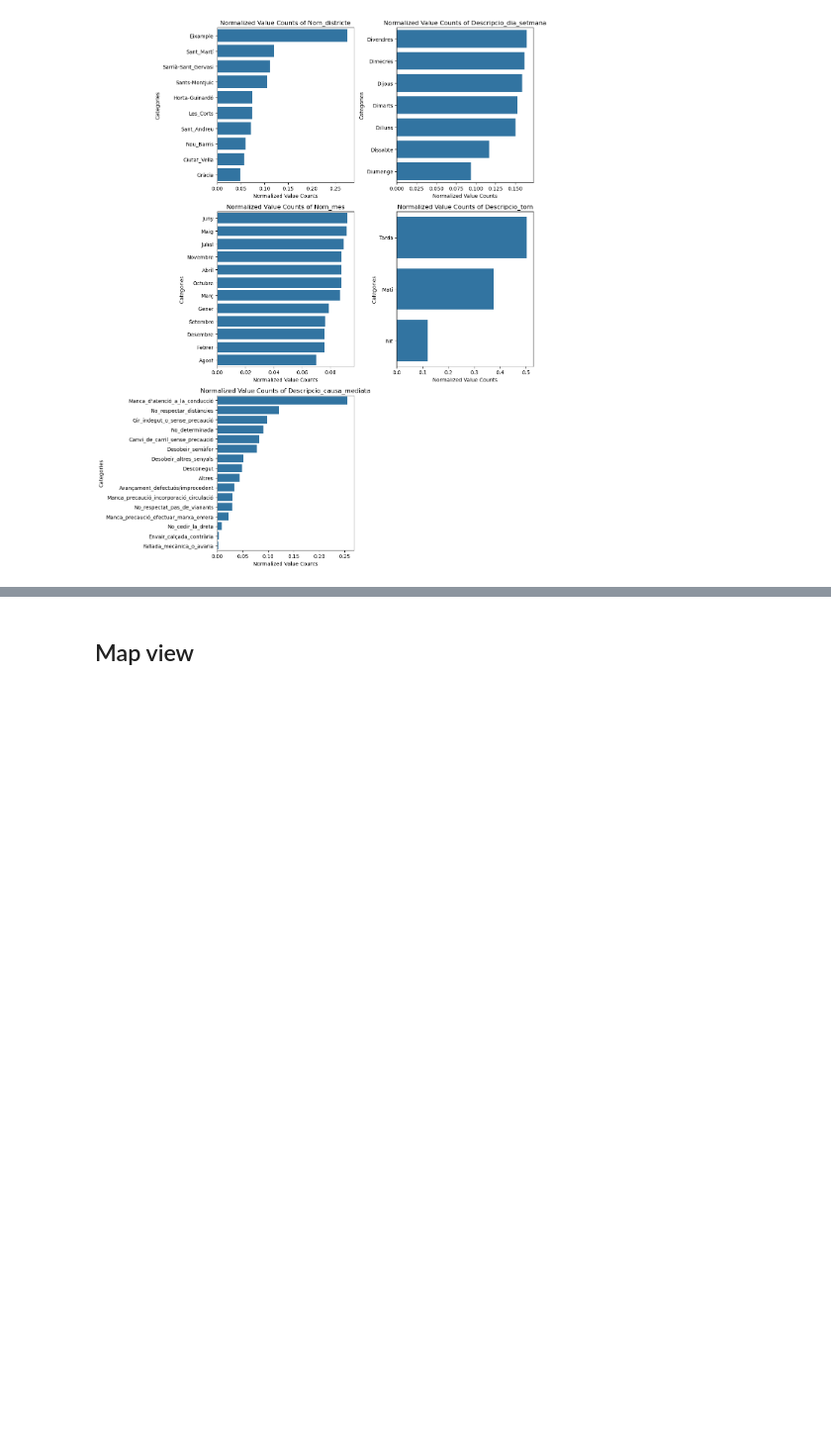
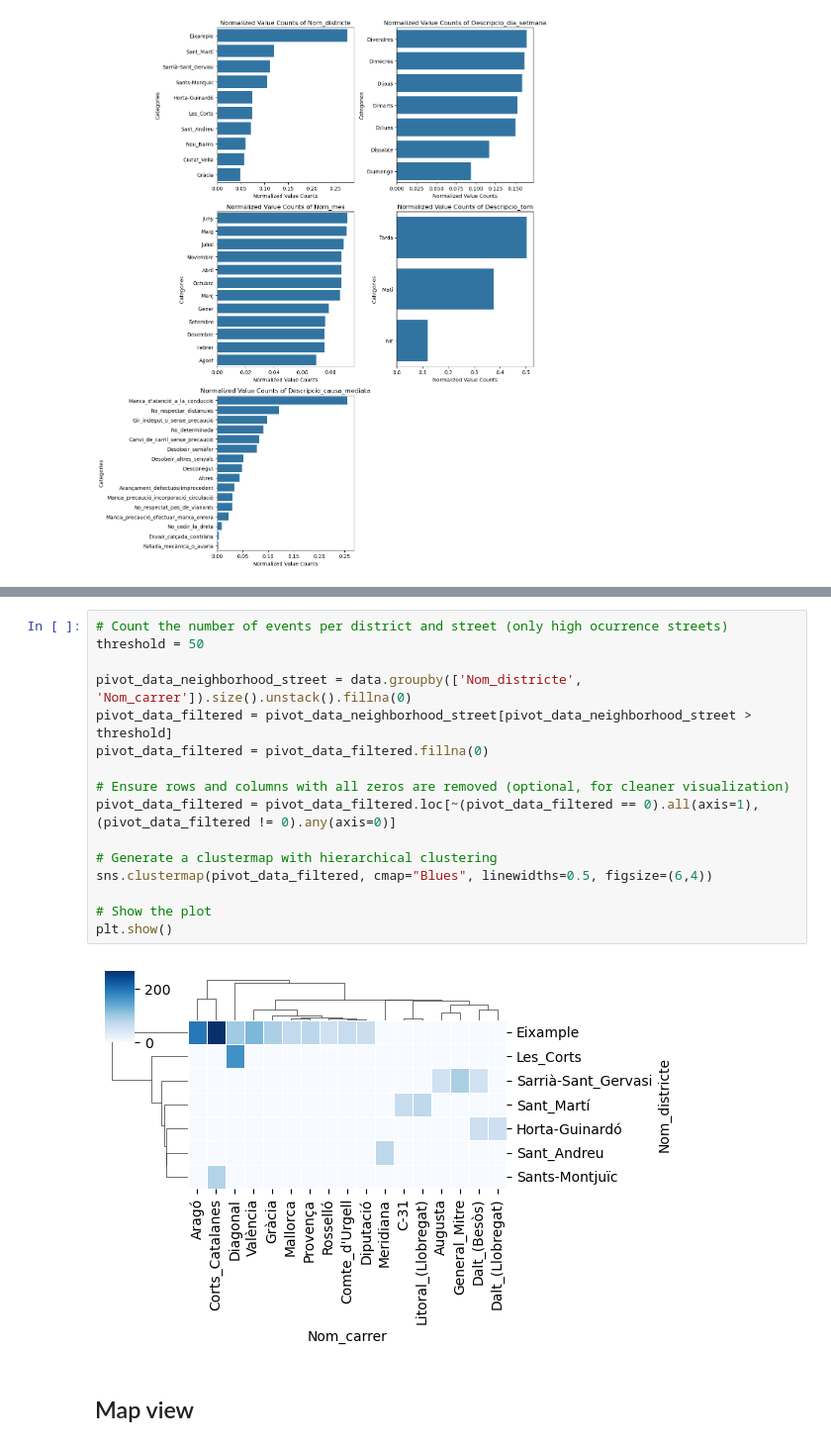
Before and after one commit to ezemriv/Barcelona-Traffic-Accident-Forecasting, a Jupyter notebook: data_preprocessing_and_modeling.ipynb, the cells around one changed output, grey strips where cells are left out. Shown at 99% size. Cells and saved outputs as stored; diff of their text form; blank space fills up the shorter version.

```diff
--- a/data_preprocessing_and_modeling.ipynb
+++ b/data_preprocessing_and_modeling.ipynb
@@ -165,3 +162,21 @@ Name: proportion, Length: 1908, dtype: float64
+# %%
+# Count the number of events per district and street (only high ocurrence streets)
+threshold = 50
+
+pivot_data_neighborhood_street = data.groupby(['Nom_districte', 'Nom_carrer']).size().unstack().fillna(0)
+pivot_data_filtered = pivot_data_neighborhood_street[pivot_data_neighborhood_street > threshold]
+pivot_data_filtered = pivot_data_filtered.fillna(0)
+
+# Ensure rows and columns with all zeros are removed (optional, for cleaner visualization)
+pivot_data_filtered = pivot_data_filtered.loc[~(pivot_data_filtered == 0).all(axis=1), (pivot_data_filtered != 0).any(axis=0)]
+
+# Generate a clustermap with hierarchical clustering
+sns.clustermap(pivot_data_filtered, cmap="Blues", linewidths=0.5, figsize=(6,4))
+
+# Show the plot
+plt.show()
+# %% [output]
+[figure, added]
 # %% [markdown]
 ## Map view
 # %%
```
Also changed, not shown: parts of 12 cells of this notebook.
